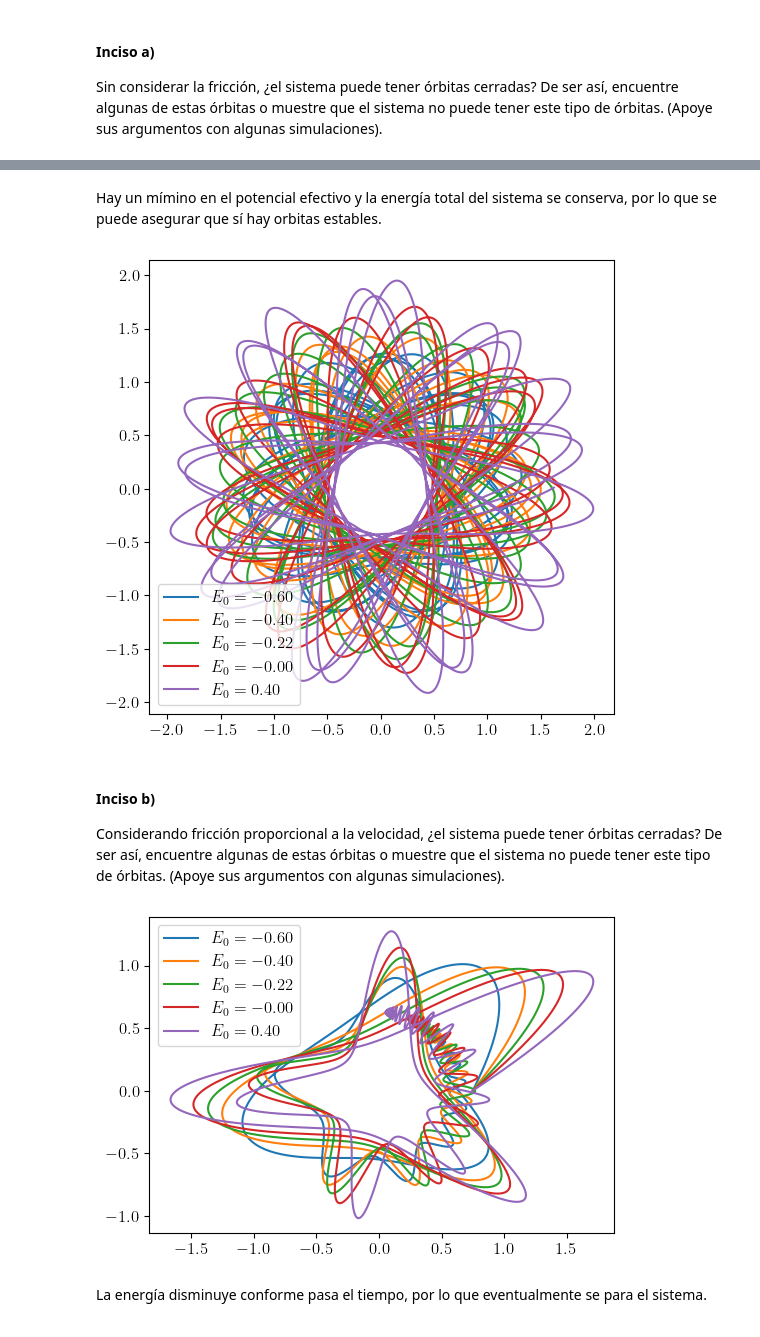
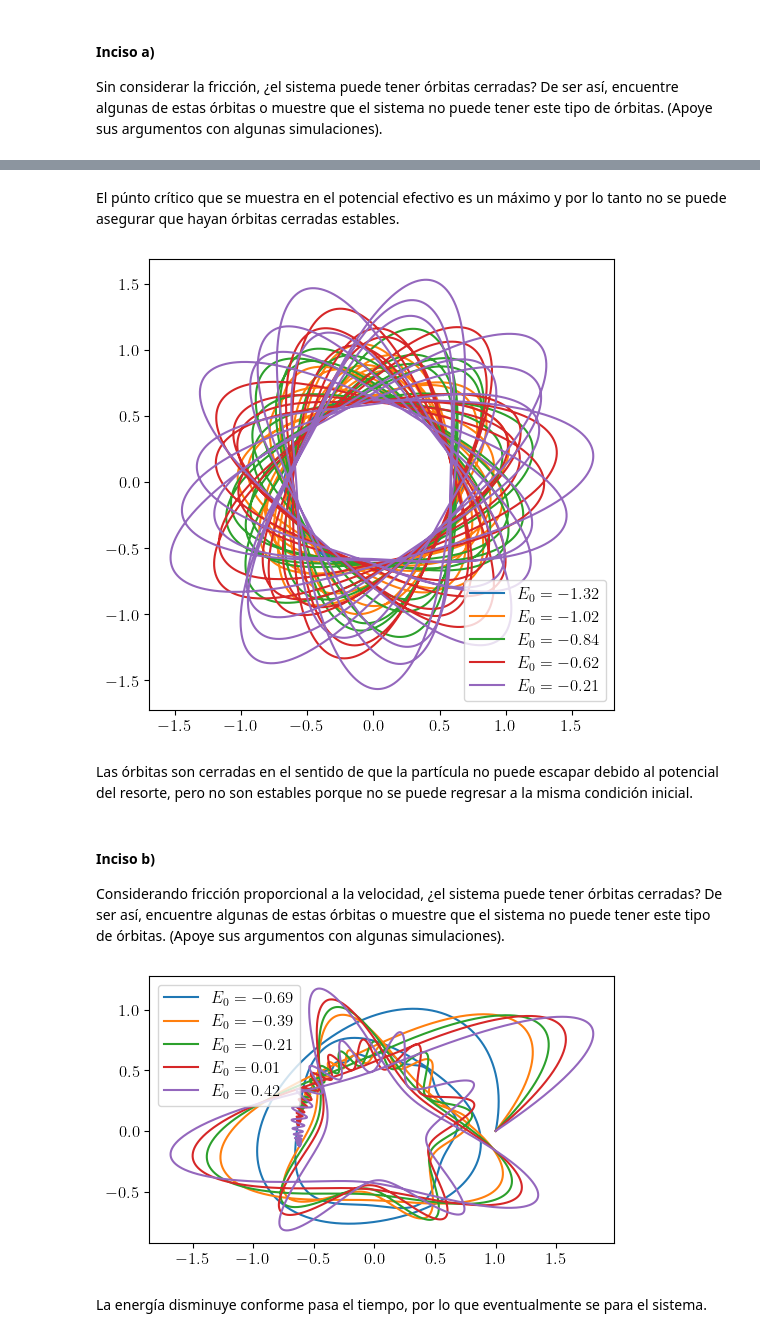
Before and after one commit to tamoaltas/FIS-COMP, a Jupyter notebook: examenes/tarea_examen_2_Vidal_Tamayo_Tamez_Roman_Tamez.ipynb, the cells around one changed output, grey strips where cells are left out. Saved outputs shown, nothing was run; the diff lists cells and outputs as text; code cells hidden in the pictures.

```diff
--- a/examenes/tarea_examen_2_Vidal_Tamayo_Tamez_Roman_Tamez.ipynb
+++ b/examenes/tarea_examen_2_Vidal_Tamayo_Tamez_Roman_Tamez.ipynb
@@ -255,14 +255,13 @@ def edo_2(t, sol, consts=constantes):
     m, k, q, gma = consts
 
     r3_2 = (x**2 + y**2)**1.5
-
     dvxdt = (-k*x + (q**2) * x / r3_2 - gma*vx)/m
     dvydt = (-k*y + (q**2) * y / r3_2 - gma*vy)/m
     return np.array([vx, vy, dvxdt, dvydt])
 
 def energia_2(sol, consts=constantes):
     x, y, vx, vy = sol
-    m, k, q, lmd = consts
+    m, k, q, gma = consts
 
     r = (x**2 + y**2)**0.5
     v2 = vx**2 + vy**2
@@ -270,25 +269,26 @@ def energia_2(sol, consts=constantes):
 
 def pot_eff(sol, consts=constantes):
     x, y, vx, vy = sol
-    m, k, q, lmd = consts
+    m, k, q, gma = consts
 
     r2 = x**2 + y**2
-    U_cent = 0.5 * L_angular(sol, constantes)**2/r
-    U_hc = -(0.5*k*r2 + (q**0.5)/(r2**0.5))
-
+    U_cent = 0.5 * L_angular(sol, constantes)**2/r2
+    U_hc = -(0.5*k*r2 + q/(r2**0.5))
     return U_cent + U_hc
 
-def pot_eff_r(r,ci):
-    m_ang = L_angular(ci)
-    return (0.5*m_ang**2)/r**2 - 1/r
+def pot_eff_r(r,ci, consts=constantes):
+    m, k, q, gma = consts
+    U_cent = (0.5*L_angular(ci, consts)**2)/r**2
+    U_hc = -(0.5*k*r**2 + q/r)
+    return U_cent + U_hc
 # %% [markdown]
 #### Inciso a)
 Sin considerar la fricción, ¿el sistema puede tener órbitas cerradas? De ser así, encuentre algunas de estas órbitas o muestre que el sistema no puede tener este tipo de órbitas. (Apoye sus argumentos con algunas simulaciones).
 # %%
-vxs = [0.5,0.8,1.0,1.2,1.5]
-r = np.linspace(1e-8,5)
+vxs = [0.2,0.8,1.0,1.2,1.5]
+r = np.linspace(1e-8,2)
 for vx in vxs:
-    ci = np.array([0.75,0,vx,1])
+    ci = np.array([0.01,0,vx,1])
     E = energia_2(ci)
     print("E = {:.3f}".format(E))
     plt.hlines(E,r[0],r[-1])
@@ -296,7 +296,7 @@ for vx in vxs:
 P_eff = func_arreglo(r, r, pot_eff_r, ci)
 
 plt.plot(r,P_eff)
-plt.xlim(r[0],r[-1]),plt.ylim(-1,1)
+plt.xlim(r[0],r[-1]),plt.ylim(-8,1)
 plt.grid()
 plt.show()
 # %% [output]
@@ -309,10 +309,10 @@ E = 0.401
 # %% [markdown]
-Hay un mímino en el potencial efectivo y la energía total del sistema se conserva, por lo que se puede asegurar que sí hay orbitas estables.
+El púnto crítico que se muestra en el potencial efectivo es un máximo y por lo tanto no se puede asegurar que hayan órbitas cerradas estables.
 # %%
-ts = np.arange(0,30*np.pi,0.003)
+ts = np.arange(0,30*np.pi,0.01)
 plt.figure(figsize=(6,6))
 for vx in vxs:
-    ci = np.array([0.75,0,vx,1])
+    ci = np.array([0,0.617,vx,0])
     E = energia_2(ci)
     sols = integrar_RK4(edo_2, ts, ci)
     x , y = sols[:,0], sols[:,1]
@@ -321,23 +321,27 @@ for vx in vxs:
 plt.legend(), plt.gca().set_aspect('equal')
 plt.show()
 # %% [output]
-[figure, old version]
+[figure, new version]
+# %% [markdown]
+Las órbitas son cerradas en el sentido de que la partícula no puede escapar debido al potencial del resorte, pero no son estables porque no se puede regresar a la misma condición inicial.
 # %% [markdown]
 #### Inciso b)
 Considerando fricción proporcional a la velocidad, ¿el sistema puede tener órbitas cerradas? De ser así, encuentre algunas de estas órbitas o muestre que el sistema no puede tener este tipo de órbitas. (Apoye sus argumentos con algunas simulaciones).
 # %%
 constantes = [1.0, 1.0, 0.5, 0.10]
+ts = np.arange(0,60*np.pi,0.01)
+
 plt.figure(figsize=(6,6))
 for vx in vxs:
-    ci = np.array([0.75,0,vx,1])
+    ci = np.array([1,0,vx,1])
     E = energia_2(ci)
     sols = integrar_RK4(lambda t, sol: edo_2(t, sol, constantes), ts, ci)
     plt.plot(sols[:,0], sols[:,1],label=r'$E_0 = {:.2f}$'.format(E))
 
 plt.legend(), plt.gca().set_aspect('equal')
 plt.show()
 # %% [output]
-[figure, old version]
+[figure, new version]
 # %% [markdown]
 La energía disminuye conforme pasa el tiempo, por lo que eventualmente se para el sistema.
 # %% [markdown]
```
Also changed, not shown: parts of 6 cells of this notebook.
